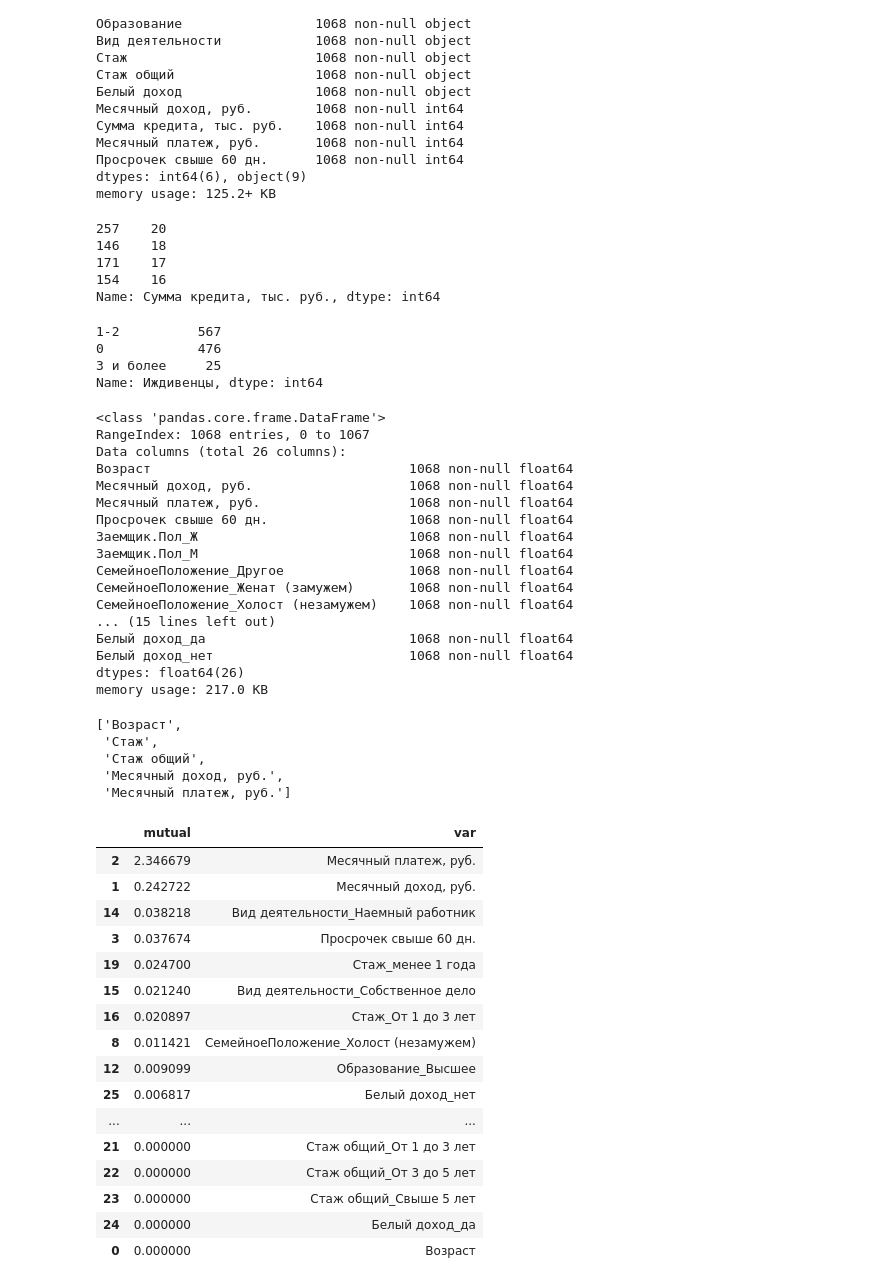
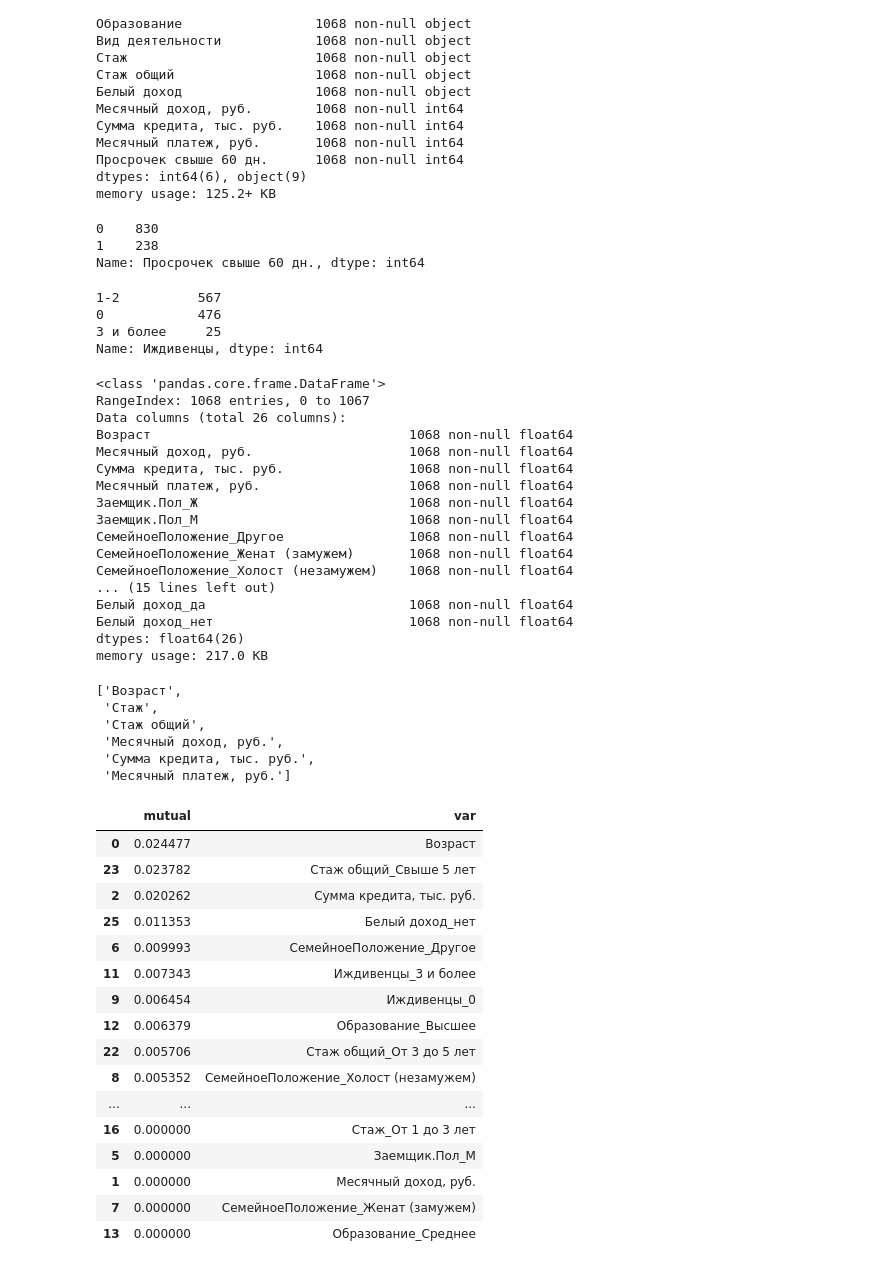
Before and after one commit to SomeoneSerge/vsu-dm, a Jupyter notebook: feodor.ipynb, the cells around one changed output. Drawn from its saved outputs; the diff is of its cells as text; code cells hidden in the pictures.

```diff
--- a/feodor.ipynb
+++ b/feodor.ipynb
@@ -35,15 +47,15 @@ Data columns (total 15 columns):
 Просрочек свыше 60 дн.      1068 non-null int64
 dtypes: int64(6), object(9)
 memory usage: 125.2+ KB
+# %%
+target_name = 'Просрочек свыше 60 дн.'
 # %%
-target = df['Сумма кредита, тыс. руб.']
+target = df[target_name]
 target.value_counts().head(4)
 # %% [output]
-257    20
-146    18
-171    17
-154    16
-Name: Сумма кредита, тыс. руб., dtype: int64
+0    830
+1    238
+Name: Просрочек свыше 60 дн., dtype: int64
 # %%
 df['Иждивенцы'].value_counts()
 # %% [output]
@@ -52,7 +64,7 @@ df['Иждивенцы'].value_counts()
 3 и более     25
 Name: Иждивенцы, dtype: int64
 # %%
-X = df.drop(['Дата выдачи', 'Код заявки', 'Сумма кредита, тыс. руб.'], axis=1)
+X = df.drop(['Дата выдачи', 'Код заявки', target_name], axis=1)
 real_vars = [var for var in X.columns if X[var].unique().size > 3]
 real_vars
 X = pd.get_dummies(X)
@@ -65,8 +77,8 @@ RangeIndex: 1068 entries, 0 to 1067
 Data columns (total 26 columns):
 Возраст                                 1068 non-null float64
 Месячный доход, руб.                    1068 non-null float64
+Сумма кредита, тыс. руб.                1068 non-null float64
 Месячный платеж, руб.                   1068 non-null float64
-Просрочек свыше 60 дн.                  1068 non-null float64
 Заемщик.Пол_Ж                           1068 non-null float64
 Заемщик.Пол_М                           1068 non-null float64
 СемейноеПоложение_Другое                1068 non-null float64
@@ -84,5 +96,6 @@ real_vars
  'Стаж',
  'Стаж общий',
  'Месячный доход, руб.',
+ 'Сумма кредита, тыс. руб.',
  'Месячный платеж, руб.']
 # %%
@@ -90,22 +103,22 @@ from sklearn.feature_selection import mutual_info_regression, f_regression
 # %%
-Xmutinf = pd.DataFrame({'var':X.columns, 'mutual': mutual_info_regression(X, target)}).sort_values('mutual', ascending=False)
+Xmutinf = pd.DataFrame({'var':X.columns, 'mutual': mutual_info_classif(X, target)}).sort_values('mutual', ascending=False)
 Xmutinf
 # %% [output]
 |  | mutual | var |
-| 2 | 2.346679 | Месячный платеж, руб. |
-| 1 | 0.242722 | Месячный доход, руб. |
-| 14 | 0.038218 | Вид деятельности_Наемный работник |
-| 3 | 0.037674 | Просрочек свыше 60 дн. |
-| 19 | 0.024700 | Стаж_менее 1 года |
-| 15 | 0.021240 | Вид деятельности_Собственное дело |
-| 16 | 0.020897 | Стаж_От 1 до 3 лет |
-| 8 | 0.011421 | СемейноеПоложение_Холост (незамужем) |
-| 12 | 0.009099 | Образование_Высшее |
-| 25 | 0.006817 | Белый доход_нет |
+| 0 | 0.024477 | Возраст |
+| 23 | 0.023782 | Стаж общий_Свыше 5 лет |
+| 2 | 0.020262 | Сумма кредита, тыс. руб. |
+| 25 | 0.011353 | Белый доход_нет |
+| 6 | 0.009993 | СемейноеПоложение_Другое |
+| 11 | 0.007343 | Иждивенцы_3 и более |
+| 9 | 0.006454 | Иждивенцы_0 |
+| 12 | 0.006379 | Образование_Высшее |
+| 22 | 0.005706 | Стаж общий_От 3 до 5 лет |
+| 8 | 0.005352 | СемейноеПоложение_Холост (незамужем) |
 | ... | ... | ... |
-| 21 | 0.000000 | Стаж общий_От 1 до 3 лет |
-| 22 | 0.000000 | Стаж общий_От 3 до 5 лет |
-| 23 | 0.000000 | Стаж общий_Свыше 5 лет |
-| 24 | 0.000000 | Белый доход_да |
-| 0 | 0.000000 | Возраст |
+| 16 | 0.000000 | Стаж_От 1 до 3 лет |
+| 5 | 0.000000 | Заемщик.Пол_М |
+| 1 | 0.000000 | Месячный доход, руб. |
+| 7 | 0.000000 | СемейноеПоложение_Женат (замужем) |
+| 13 | 0.000000 | Образование_Среднее |
 # %%
```
Also changed, not shown: parts of 8 cells of this notebook, 1 other file.
